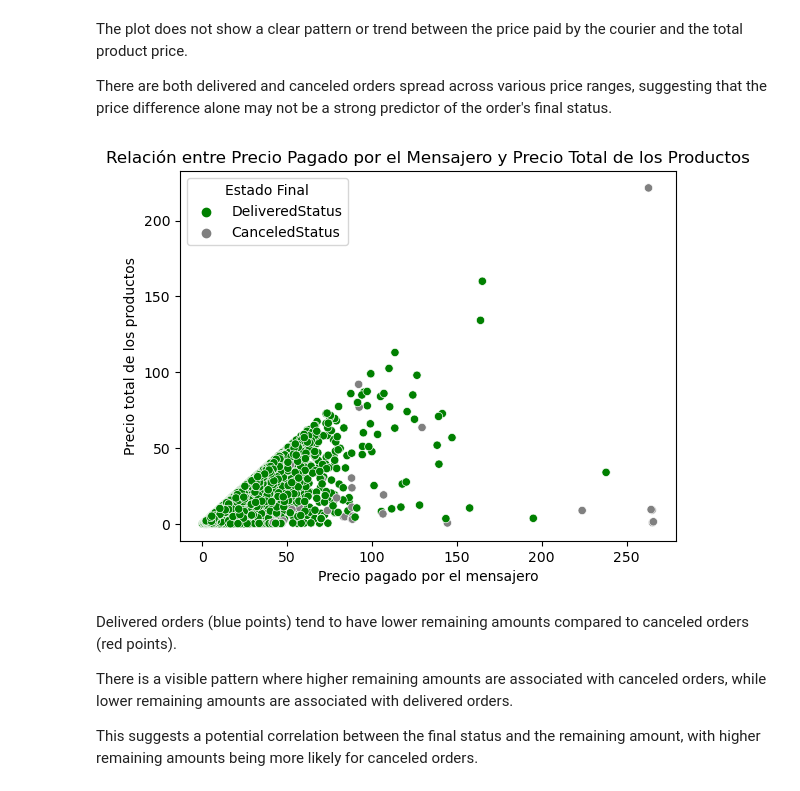
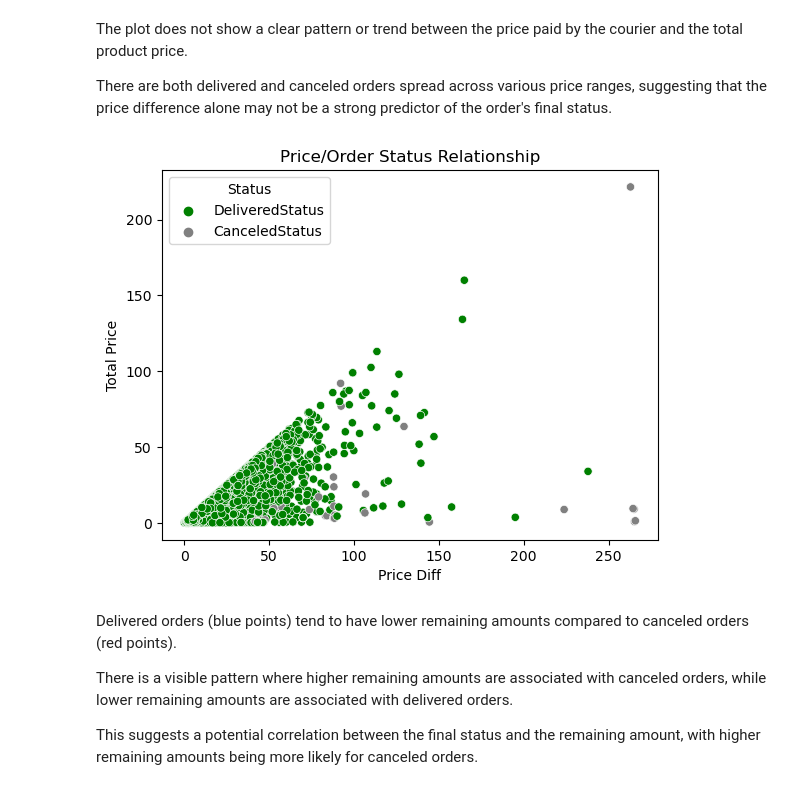
Before and after one commit to polsanchez1997/products-analytics, a Jupyter notebook: main.ipynb, the cells around one changed output. Drawn from its saved outputs; the diff is of its cells as text; code cells hidden in the pictures.

```diff
--- a/main.ipynb
+++ b/main.ipynb
@@ -365,16 +365,16 @@ There are both delivered and canceled orders spread across various price ranges,
 # %%
 custom_colors = {'DeliveredStatus': 'green', 'CanceledStatus': 'grey'}
 
 
 under_auth_orders = df[df['products_total'] < df['purchase_total_price']]
 sns.scatterplot(x='purchase_total_price', y='products_total', hue='final_status', data=under_auth_orders, alpha=1, palette=custom_colors)
-plt.xlabel('Precio pagado por el mensajero')
-plt.ylabel('Precio total de los productos')
-plt.title('Relación entre Precio Pagado por el Mensajero y Precio Total de los Productos')
-plt.legend(title='Estado Final')
+plt.xlabel('Price Diff')
+plt.ylabel('Total Price')
+plt.title('Price/Order Status Relationship')
+plt.legend(title='Status')
 plt.show()
 # %% [output]
-[figure, old version]
+[figure, new version]
 # %% [markdown]
 Delivered orders (blue points) tend to have lower remaining amounts compared to canceled orders (red points).
 
```
